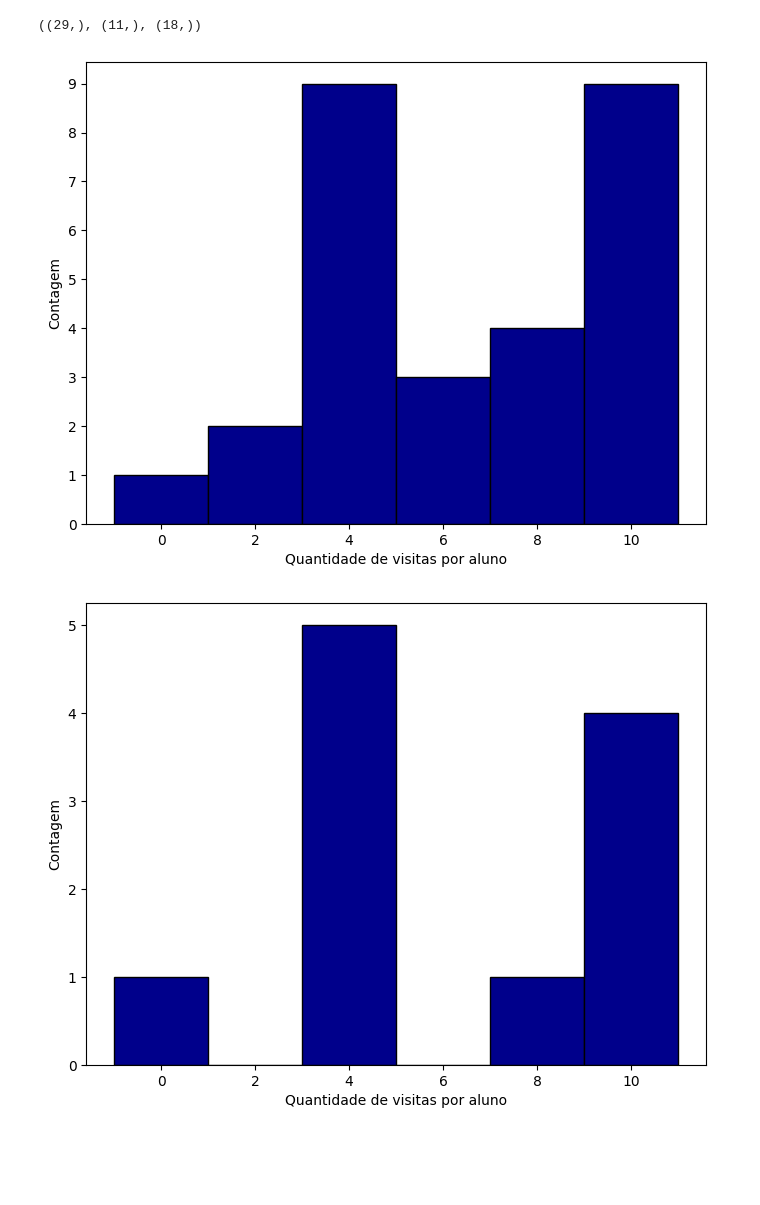
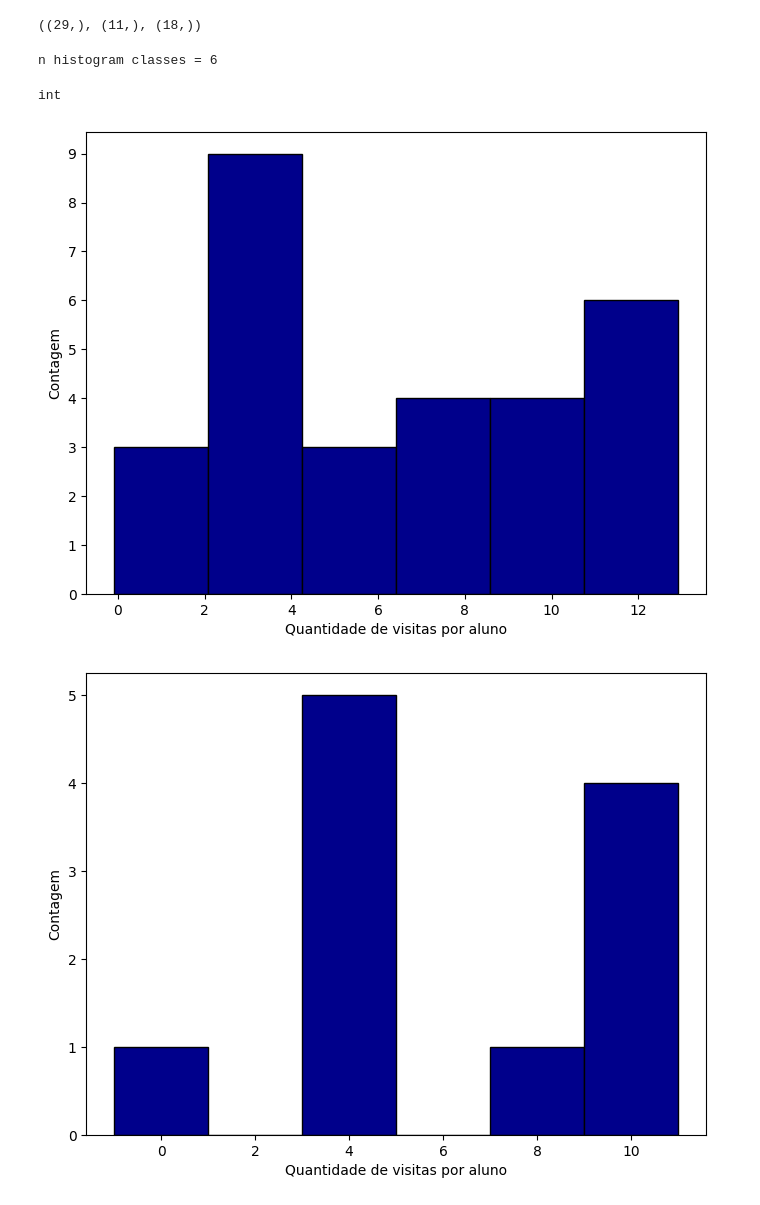
Before and after one commit to henriqueedu2001/pcs3635-health-research-data-analysis, a Jupyter notebook: analisys.ipynb, the cells around one changed output. Saved outputs shown, nothing was run; the diff lists cells and outputs as text; code cells hidden in the pictures; blank space fills up the shorter version.

```diff
--- a/analisys.ipynb
+++ b/analisys.ipynb
@@ -438,26 +511,37 @@ PA_3_wednesday = PA_3_wednesday.dropna()
 PA_3.shape, PA_3_monday.shape, PA_3_wednesday.shape
 # %% [output]
 ((29,), (11,), (18,))
+# %%
+PA_3_n_sturges_rule = int(np.round(1 + np.log2(PA_3.size)))
+
+
+print(f'n histogram classes = {PA_3_n_sturges_rule}')
+# %% [output]
+n histogram classes = 6
+# %%
+bins =
+# %% [output]
+int
 # %%
 # plotting PA_3 histogram for general counting (monday + wednesday)
 fig, axs = plt.subplots(figsize=fig_default_size)
 
 PA_3_bins = np.arange(0, 14, 2)
 
 # axs setting
-axs.hist(PA_3, bins=PA_3_bins, color=fig_default_color, align='left', edgecolor='black')
+axs.hist(PA_3, bins=PA_3_n_sturges_rule, color=fig_default_color, align='left', edgecolor='black')
 plt.gca().yaxis.set_major_locator(MaxNLocator(integer=True)) # fix the ticks in to integer values
 axs.set_xlabel('Quantidade de visitas por aluno')
 axs.set_ylabel('Contagem')
 
 # save the figure in png format
 if save_all_figures:
     plt.savefig('academic_imgs/PA_3_histogram')
 
 # showing the figure
 plt.show()
 # %% [output]
-[figure, old version]
+[figure, new version]
 # %%
 # plotting PA_3 histogram for monday
 fig, axs = plt.subplots(figsize=fig_default_size)
```
Also changed, not shown: parts of 12 cells of this notebook.
